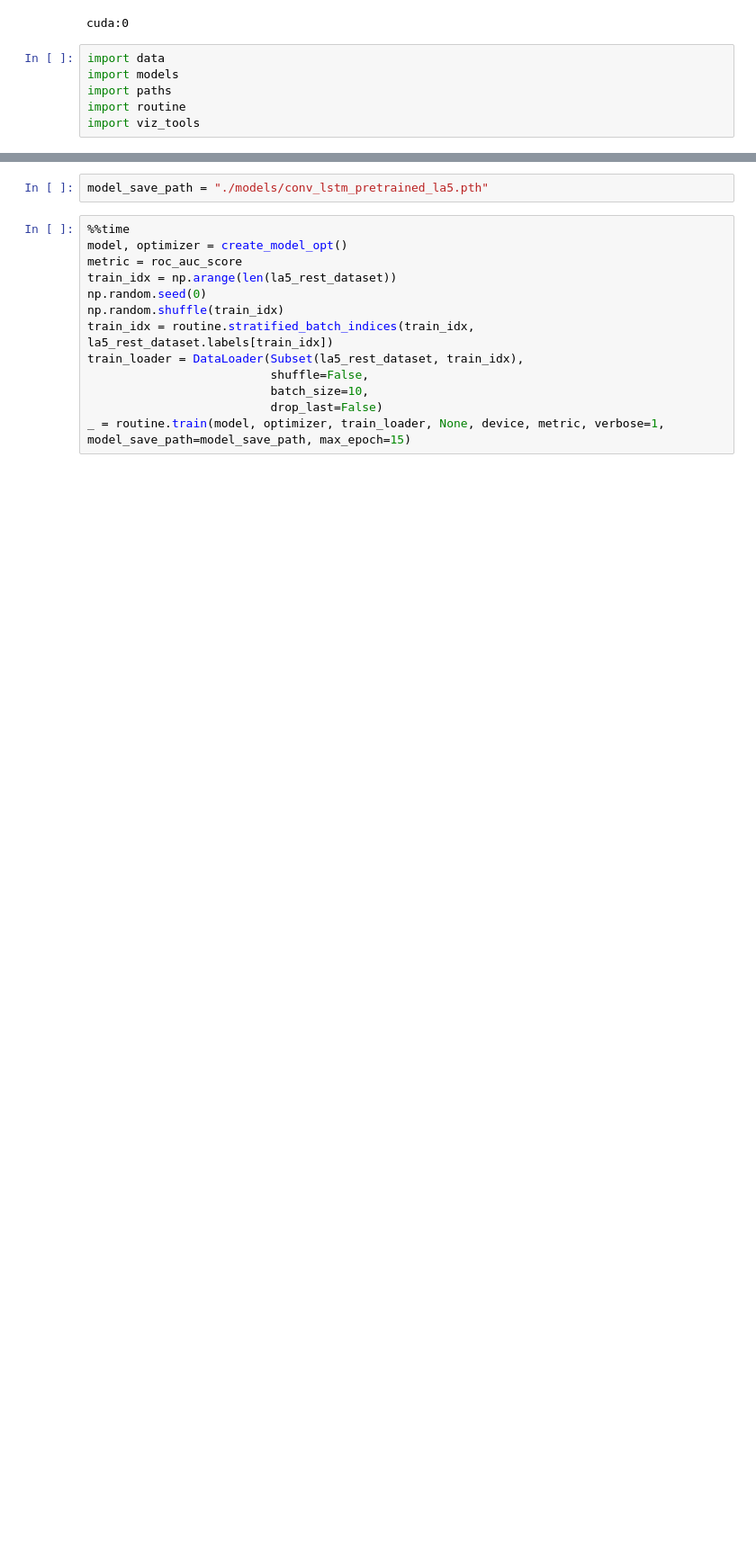
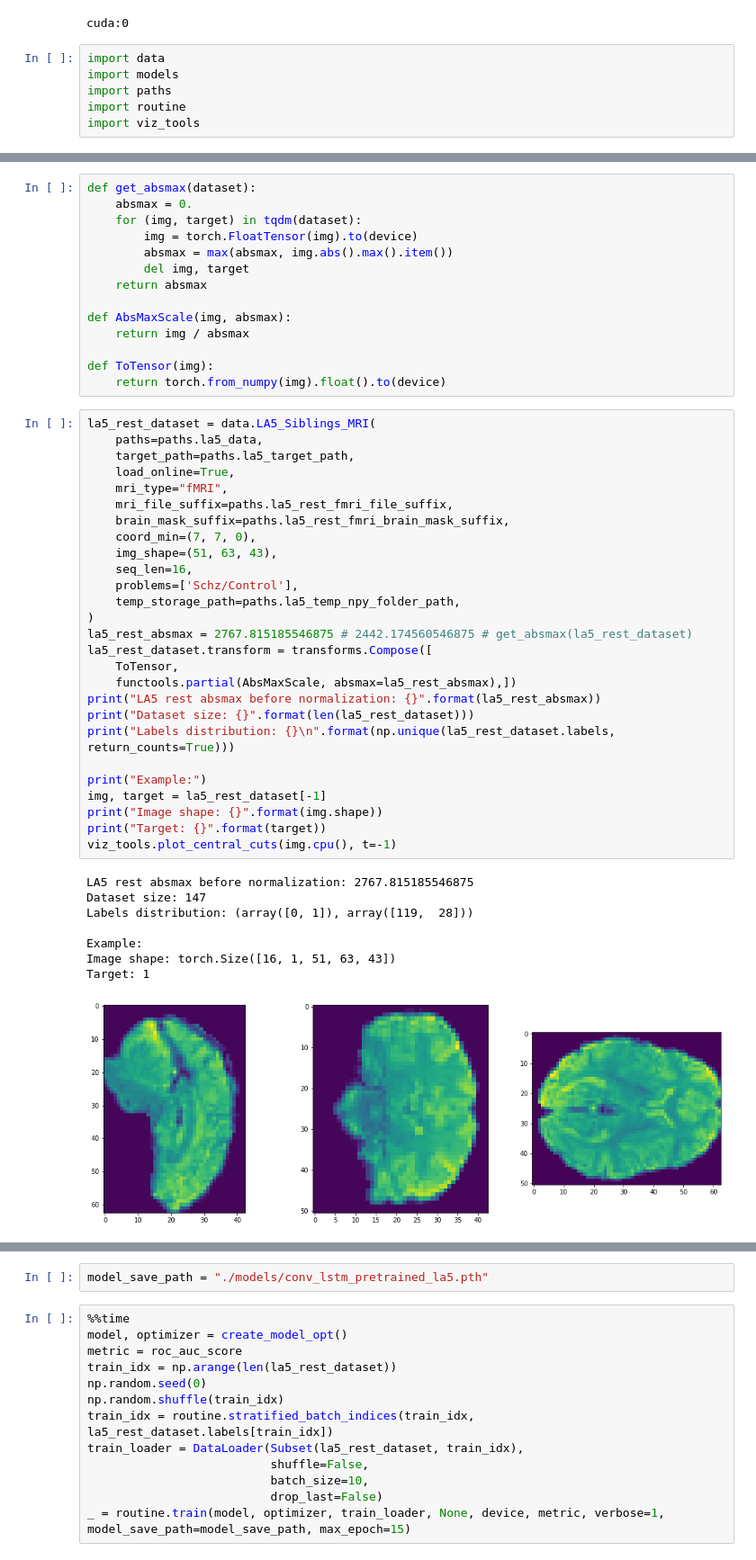
Before and after one commit to rakhimovv/mri-domain-adaptation, a Jupyter notebook: base_fmri.ipynb, the cells around one changed output, grey strips where cells are left out. Shown: that part at 90% size. Saved outputs shown, nothing was run; the diff lists cells and outputs as text; blank space fills up the shorter version.

```diff
--- a/base_fmri.ipynb
+++ b/base_fmri.ipynb
@@ -27,0 +33,50 @@ import viz_tools
+# %%
+def get_absmax(dataset):
+    absmax = 0.
+    for (img, target) in tqdm(dataset):
+        img = torch.FloatTensor(img).to(device)
+        absmax = max(absmax, img.abs().max().item())
+        del img, target
+    return absmax
+
+def AbsMaxScale(img, absmax):
+    return img / absmax
+
+def ToTensor(img):
+    return torch.from_numpy(img).float().to(device)
+# %%
+la5_rest_dataset = data.LA5_Siblings_MRI(
+    paths=paths.la5_data,
+    target_path=paths.la5_target_path,
+    load_online=True,
+    mri_type="fMRI",
+    mri_file_suffix=paths.la5_rest_fmri_file_suffix,
+    brain_mask_suffix=paths.la5_rest_fmri_brain_mask_suffix,
+    coord_min=(7, 7, 0),
+    img_shape=(51, 63, 43),
+    seq_len=16,
+    problems=['Schz/Control'],
+    temp_storage_path=paths.la5_temp_npy_folder_path,
+)
+la5_rest_absmax = 2767.815185546875 # 2442.174560546875 # get_absmax(la5_rest_dataset)
+la5_rest_dataset.transform = transforms.Compose([
+    ToTensor,
+    functools.partial(AbsMaxScale, absmax=la5_rest_absmax),])
+print("LA5 rest absmax before normalization: {}".format(la5_rest_absmax))
+print("Dataset size: {}".format(len(la5_rest_dataset)))
+print("Labels distribution: {}\n".format(np.unique(la5_rest_dataset.labels, return_counts=True)))
+
+print("Example:")
+img, target = la5_rest_dataset[-1]
+print("Image shape: {}".format(img.shape))
+print("Target: {}".format(target))
+viz_tools.plot_central_cuts(img.cpu(), t=-1)
+# %% [output]
+LA5 rest absmax before normalization: 2767.815185546875
+Dataset size: 147
+Labels distribution: (array([0, 1]), array([119,  28]))
+
+Example:
+Image shape: torch.Size([16, 1, 51, 63, 43])
+Target: 1
+[figure, added]
```
Also changed, not shown: parts of 32 cells of this notebook, 2 other files.
